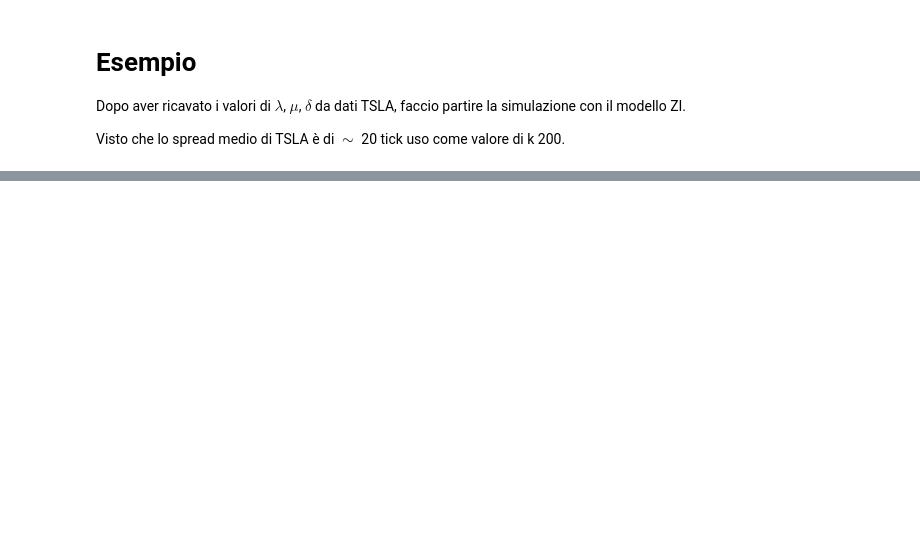
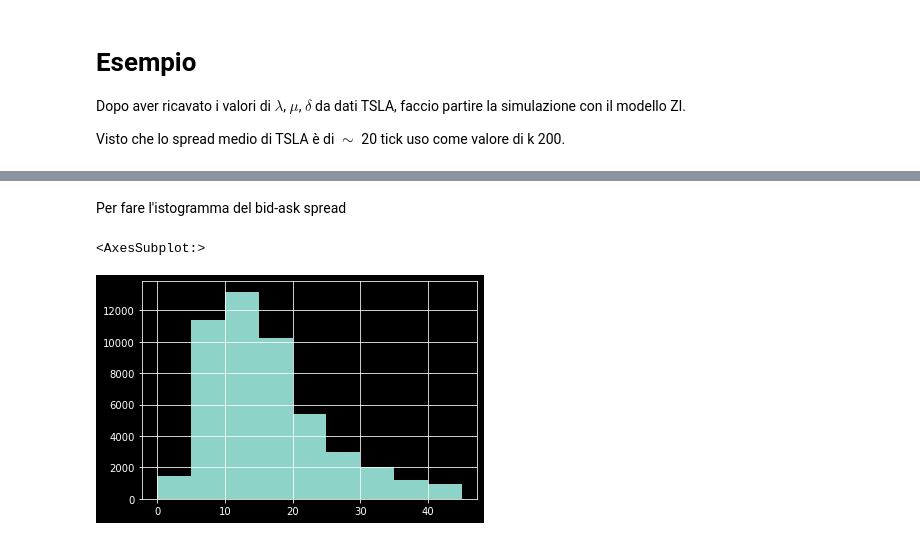
Before and after one commit to pspinaunipi/ZI_simulations, a Jupyter notebook: examples/Example ZI simulations.ipynb, the cells around one changed output, grey strips where cells are left out. Cells and saved outputs as stored; diff of their text form; code cells hidden in the pictures; blank space fills up the shorter version.

```diff
--- a/examples/Example ZI simulations.ipynb
+++ b/examples/Example ZI simulations.ipynb
@@ -88,0 +99,7 @@ Text(0.5, 0, 'iteration')
+# %% [markdown]
+Per fare l'istogramma del bid-ask spread
+# %%
+message["Spread"].hist(bins=np.arange(0,50,5))
+# %% [output]
+<AxesSubplot:>
+[figure, added]
```
Also changed, not shown: parts of 17 cells of this notebook.
